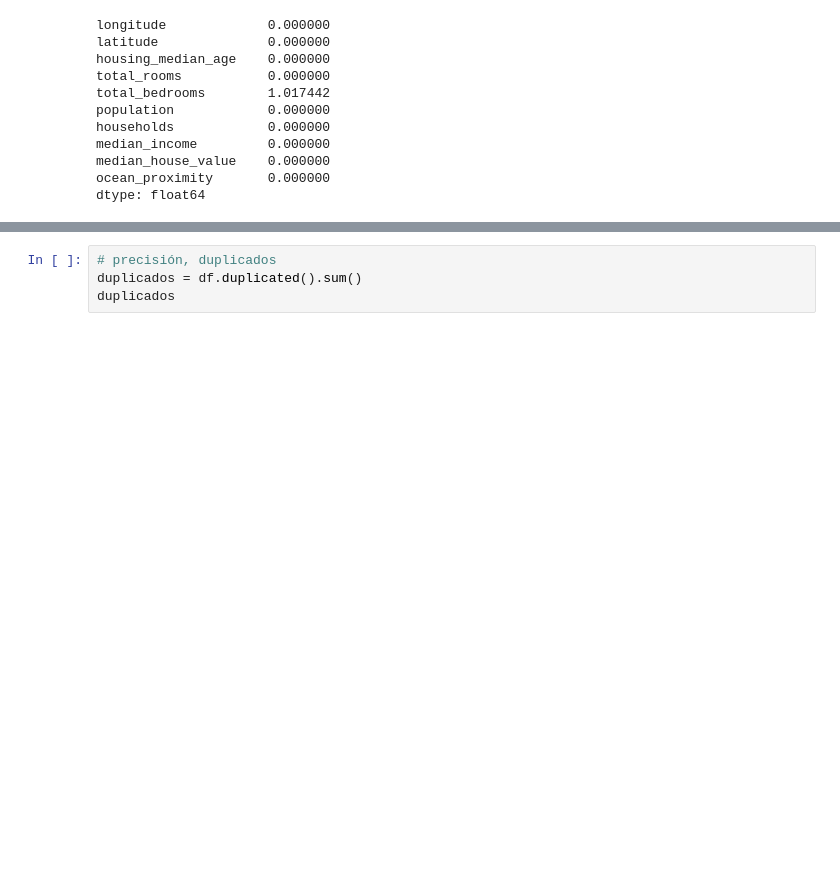
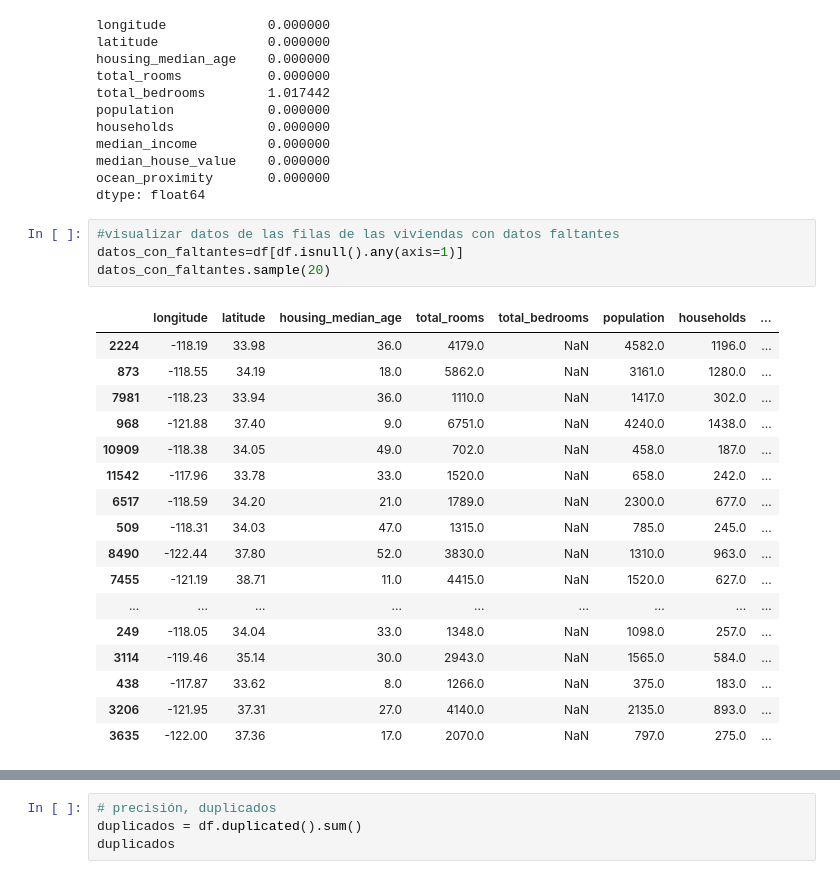
Before and after one commit to anitaharo24-code/proyecto_final_Ana_Haro, a Jupyter notebook: notebooks/01_exploracion.ipynb, the cells around one changed output, grey strips where cells are left out. Drawn from its saved outputs; the diff is of its cells as text; blank space fills up the shorter version.

```diff
--- a/notebooks/01_exploracion.ipynb
+++ b/notebooks/01_exploracion.ipynb
@@ -111,3 +143,25 @@ median_income         0.000000
 median_house_value    0.000000
 ocean_proximity       0.000000
 dtype: float64
+# %%
+#visualizar datos de las filas de las viviendas con datos faltantes
+datos_con_faltantes=df[df.isnull().any(axis=1)]
+datos_con_faltantes.sample(20)
+# %% [output]
+|  | longitude | latitude | housing_median_age | total_rooms | total_bedrooms | population | households | ... |
+| 2224 | -118.19 | 33.98 | 36.0 | 4179.0 | NaN | 4582.0 | 1196.0 | ... |
+| 873 | -118.55 | 34.19 | 18.0 | 5862.0 | NaN | 3161.0 | 1280.0 | ... |
+| 7981 | -118.23 | 33.94 | 36.0 | 1110.0 | NaN | 1417.0 | 302.0 | ... |
+| 968 | -121.88 | 37.40 | 9.0 | 6751.0 | NaN | 4240.0 | 1438.0 | ... |
+| 10909 | -118.38 | 34.05 | 49.0 | 702.0 | NaN | 458.0 | 187.0 | ... |
+| 11542 | -117.96 | 33.78 | 33.0 | 1520.0 | NaN | 658.0 | 242.0 | ... |
+| 6517 | -118.59 | 34.20 | 21.0 | 1789.0 | NaN | 2300.0 | 677.0 | ... |
+| 509 | -118.31 | 34.03 | 47.0 | 1315.0 | NaN | 785.0 | 245.0 | ... |
+| 8490 | -122.44 | 37.80 | 52.0 | 3830.0 | NaN | 1310.0 | 963.0 | ... |
+| 7455 | -121.19 | 38.71 | 11.0 | 4415.0 | NaN | 1520.0 | 627.0 | ... |
+| ... | ... | ... | ... | ... | ... | ... | ... | ... |
+| 249 | -118.05 | 34.04 | 33.0 | 1348.0 | NaN | 1098.0 | 257.0 | ... |
+| 3114 | -119.46 | 35.14 | 30.0 | 2943.0 | NaN | 1565.0 | 584.0 | ... |
+| 438 | -117.87 | 33.62 | 8.0 | 1266.0 | NaN | 375.0 | 183.0 | ... |
+| 3206 | -121.95 | 37.31 | 27.0 | 4140.0 | NaN | 2135.0 | 893.0 | ... |
+| 3635 | -122.00 | 37.36 | 17.0 | 2070.0 | NaN | 797.0 | 275.0 | ... |
```
Also changed, not shown: parts of 13 cells of this notebook, 1 other file.
